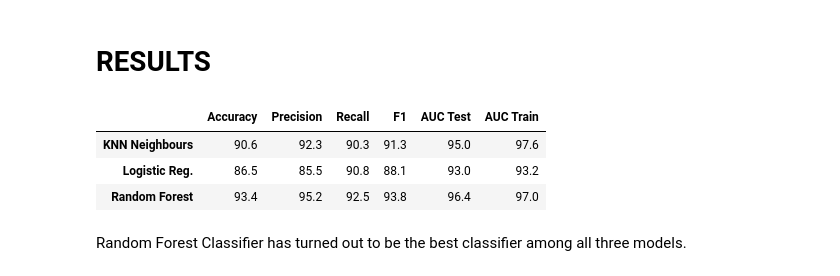
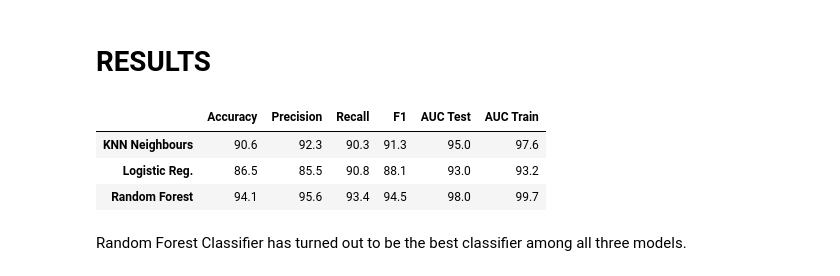
Before and after one commit to hiteshtiwari7/Internet-Service-Churn, a Jupyter notebook: InternetChurn.ipynb, the cells around one changed output. Saved outputs shown, nothing was run; the diff lists cells and outputs as text; code cells hidden in the pictures.

```diff
--- a/InternetChurn.ipynb
+++ b/InternetChurn.ipynb
@@ -810,18 +809,18 @@ AUC on Train data is 0.9692919403173755
 # %% [markdown]
 # RESULTS
 # %%
-df= pd.DataFrame({'Accuracy' : [90.6,86.5,93.4],
-                 'Precision' : [92.3,85.5,95.2],
-                 'Recall' : [90.3,90.8,92.5],
-                 'F1' : [91.3,88.1,93.8],
-                  'AUC Test':[95.0,93.0,96.4],
-                 'AUC Train':[97.6,93.2,97.0]},
+df= pd.DataFrame({'Accuracy' : [90.6,86.5,94.1],
+                 'Precision' : [92.3,85.5,95.6],
+                 'Recall' : [90.3,90.8,93.4],
+                 'F1' : [91.3,88.1,94.5],
+                  'AUC Test':[95.0,93.0,98.0],
+                 'AUC Train':[97.6,93.2,99.7]},
                 index=['KNN Neighbours', 'Logistic Reg.', 'Random Forest'])
 df
 # %% [output]
 |  | Accuracy | Precision | Recall | F1 | AUC Test | AUC Train |
 | KNN Neighbours | 90.6 | 92.3 | 90.3 | 91.3 | 95.0 | 97.6 |
 | Logistic Reg. | 86.5 | 85.5 | 90.8 | 88.1 | 93.0 | 93.2 |
-| Random Forest | 93.4 | 95.2 | 92.5 | 93.8 | 96.4 | 97.0 |
+| Random Forest | 94.1 | 95.6 | 93.4 | 94.5 | 98.0 | 99.7 |
 # %% [markdown]
 Random Forest Classifier has turned out to be the best classifier among all three models.
```
Also changed, not shown: parts of 5 cells of this notebook.
